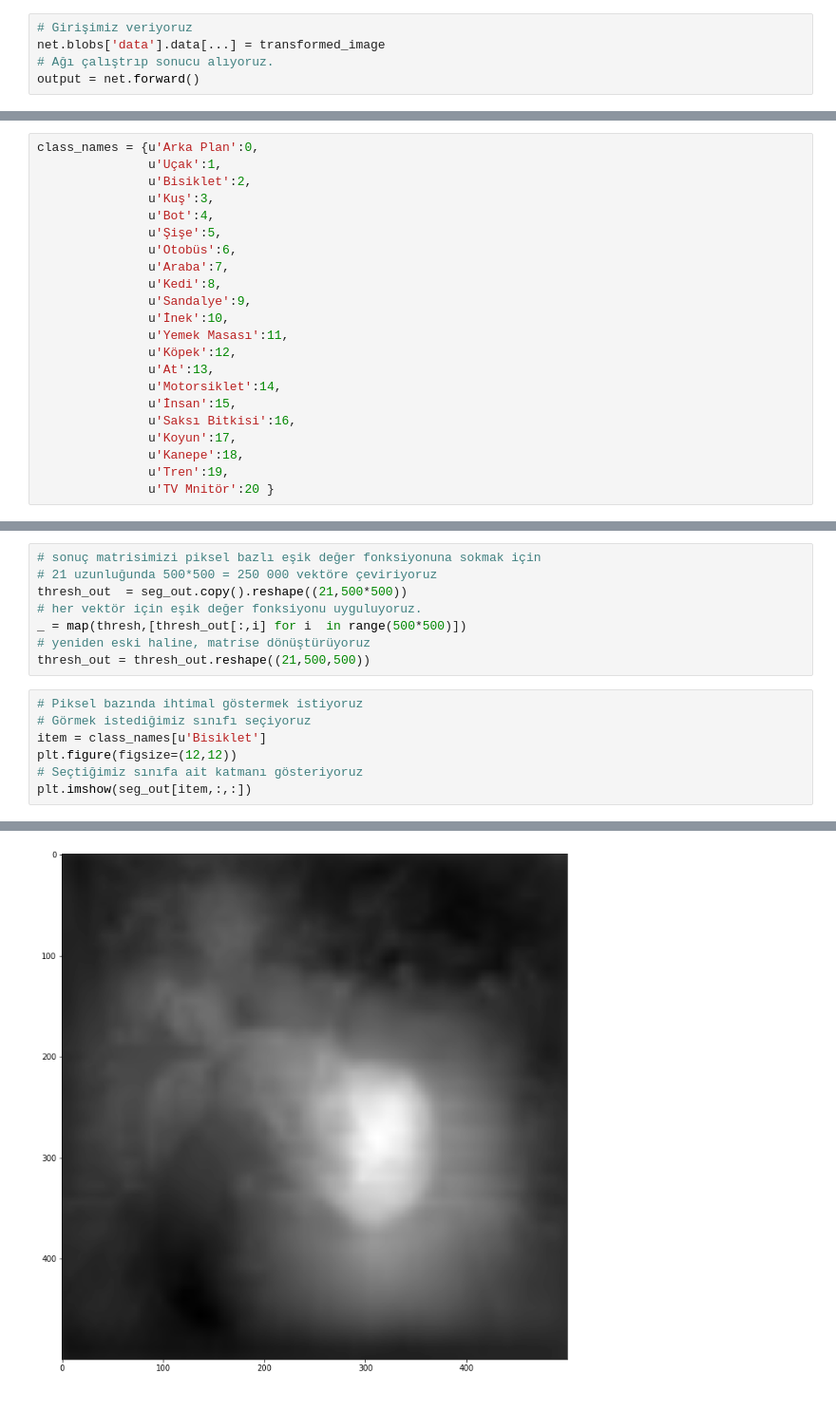
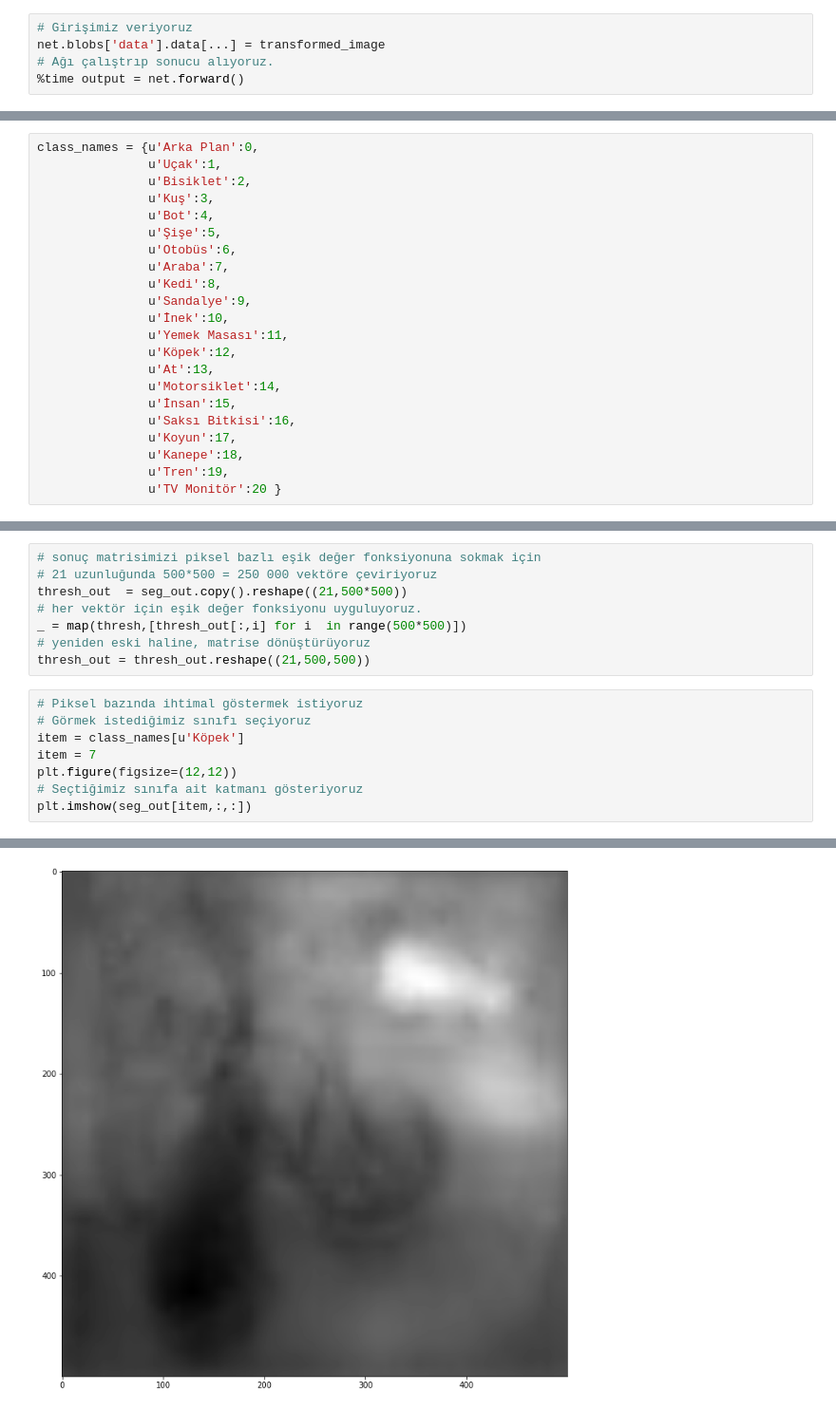
Before and after one commit to birolkuyumcu/ddm_blog_examples, a Jupyter notebook: fcn-caffe/fcn-caffe.ipynb, the cells around one changed output, grey strips where cells are left out. Shown at 95% size. Saved outputs shown, nothing was run; the diff lists cells and outputs as text.

```diff
--- a/fcn-caffe/fcn-caffe.ipynb
+++ b/fcn-caffe/fcn-caffe.ipynb
@@ -42,4 +42,4 @@ plt.imshow(image)
 # Girişimiz veriyoruz
 net.blobs['data'].data[...] = transformed_image
 # Ağı çalıştrıp sonucu alıyoruz.
-output = net.forward()
+%time output = net.forward()
@@ -72,7 +74,7 @@ class_names = {u'Arka Plan':0,
                u'Koyun':17,
                u'Kanepe':18,
                u'Tren':19,
-               u'TV Mnitör':20 }
+               u'TV Monitör':20 }
 # %%
 seg_out = out.copy().reshape((21,500,500))
 # %%
@@ -92,11 +94,12 @@ thresh_out = thresh_out.reshape((21,500,500))
 # %%
 # Piksel bazında ihtimal göstermek istiyoruz
 # Görmek istediğimiz sınıfı seçiyoruz
-item = class_names[u'Bisiklet']
+item = class_names[u'Köpek']
+item = 7
 plt.figure(figsize=(12,12))
 # Seçtiğimiz sınıfa ait katmanı gösteriyoruz
 plt.imshow(seg_out[item,:,:])
 # %% [output]
 <matplotlib.image.AxesImage at 0x...>
-[figure, old version]
+[figure, new version]
 # %%
```
Also changed, not shown: parts of 4 cells of this notebook.
